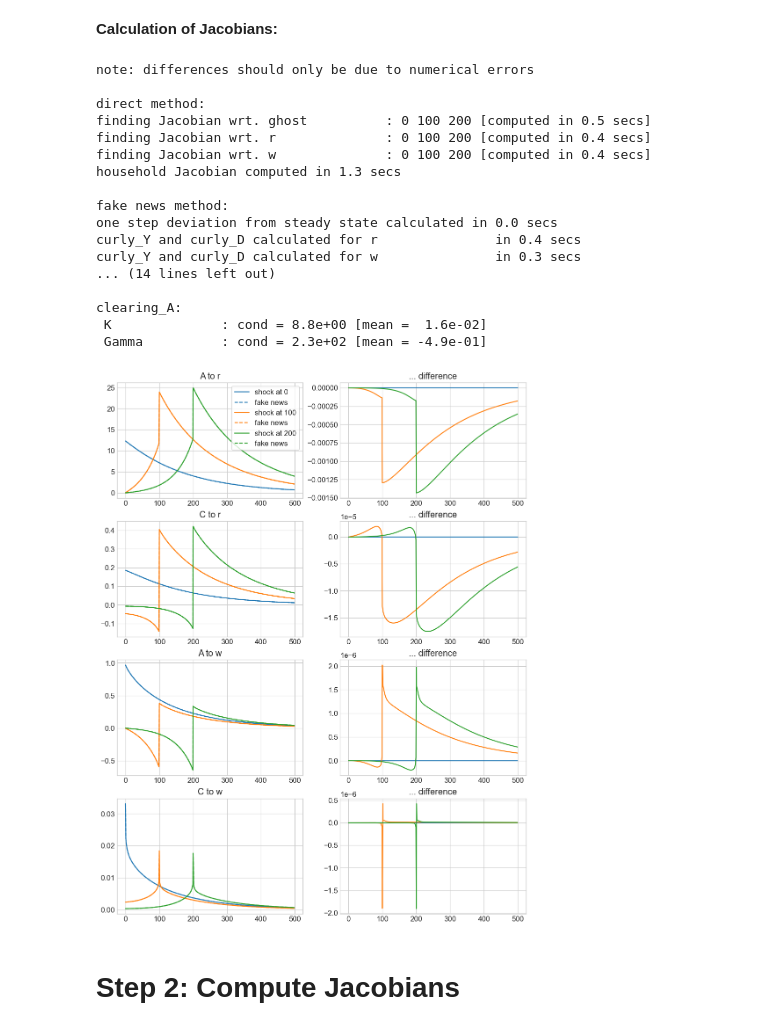
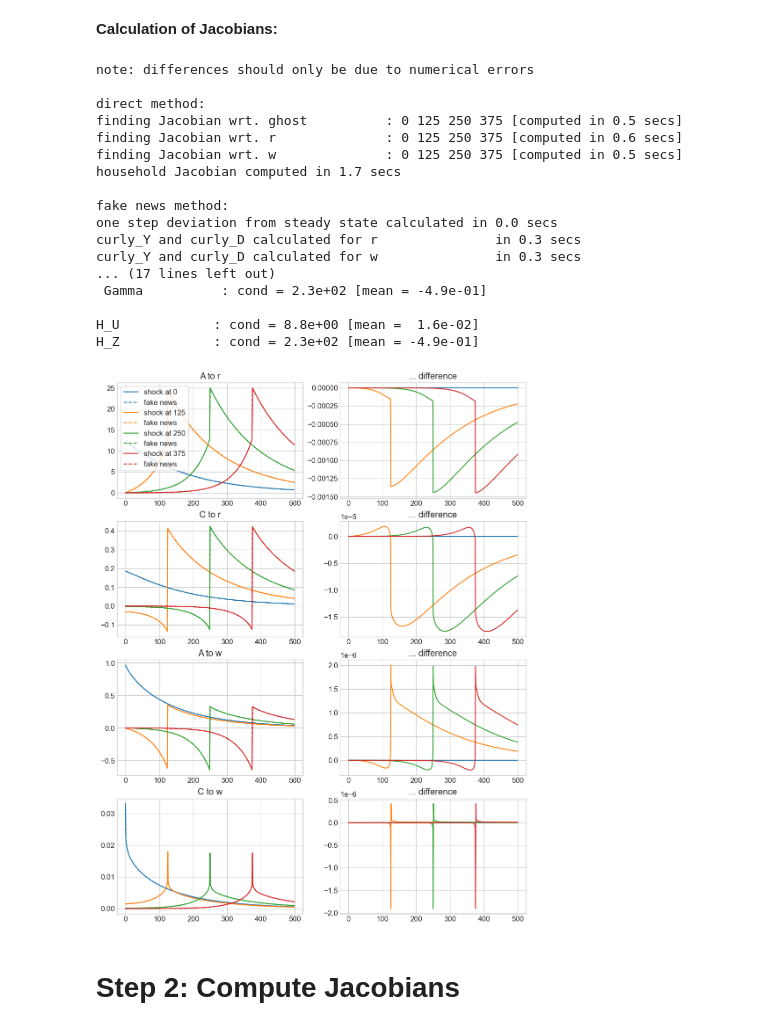
Before and after one commit to NumEconCopenhagen/GEModelToolsNotebooks, a Jupyter notebook: HANC/HANC.ipynb, the cells around one changed output. Cells and saved outputs as stored; diff of their text form; code cells hidden in the pictures.

```diff
--- a/HANC/HANC.ipynb
+++ b/HANC/HANC.ipynb
@@ -351,28 +351,27 @@ clearing_A     : t0 = -1.8e-15, max abs.  1.5e-07
 clearing_C     : t0 =  9.3e-10, max abs.  1.5e-09
 # %% [markdown]
 **Calculation of Jacobians:**
-# %%
-s_list = [0,100,200]
-model.test_jac(s_list)
-# %% [output]
-note: differences should only be due to numerical errors
-
-direct method:
-finding Jacobian wrt. ghost          : 0 100 200 [computed in 0.5 secs]
-finding Jacobian wrt. r              : 0 100 200 [computed in 0.4 secs]
-finding Jacobian wrt. w              : 0 100 200 [computed in 0.4 secs]
-household Jacobian computed in 1.3 secs
-
-fake news method:
-one step deviation from steady state calculated in 0.0 secs
-curly_Y and curly_D calculated for r               in 0.4 secs
-curly_Y and curly_D calculated for w               in 0.3 secs
-... (14 lines left out)
-
-clearing_A:
- K              : cond = 8.8e+00 [mean =  1.6e-02]
- Gamma          : cond = 2.3e+02 [mean = -4.9e-01]
-[figure, removed]
+# %%
+model.test_jacs()
+# %% [output]
+note: differences should only be due to numerical errors
+
+direct method:
+finding Jacobian wrt. ghost          : 0 125 250 375 [computed in 0.5 secs]
+finding Jacobian wrt. r              : 0 125 250 375 [computed in 0.6 secs]
+finding Jacobian wrt. w              : 0 125 250 375 [computed in 0.5 secs]
+household Jacobian computed in 1.7 secs
+
+fake news method:
+one step deviation from steady state calculated in 0.0 secs
+curly_Y and curly_D calculated for r               in 0.3 secs
+curly_Y and curly_D calculated for w               in 0.3 secs
+... (17 lines left out)
+ Gamma          : cond = 2.3e+02 [mean = -4.9e-01]
+
+H_U            : cond = 8.8e+00 [mean =  1.6e-02]
+H_Z            : cond = 2.3e+02 [mean = -4.9e-01]
+[figure, added]
 # %% [markdown]
 # Step 2: Compute Jacobians
 # %%
```
Also changed, not shown: parts of 15 cells of this notebook, 2 other files.
